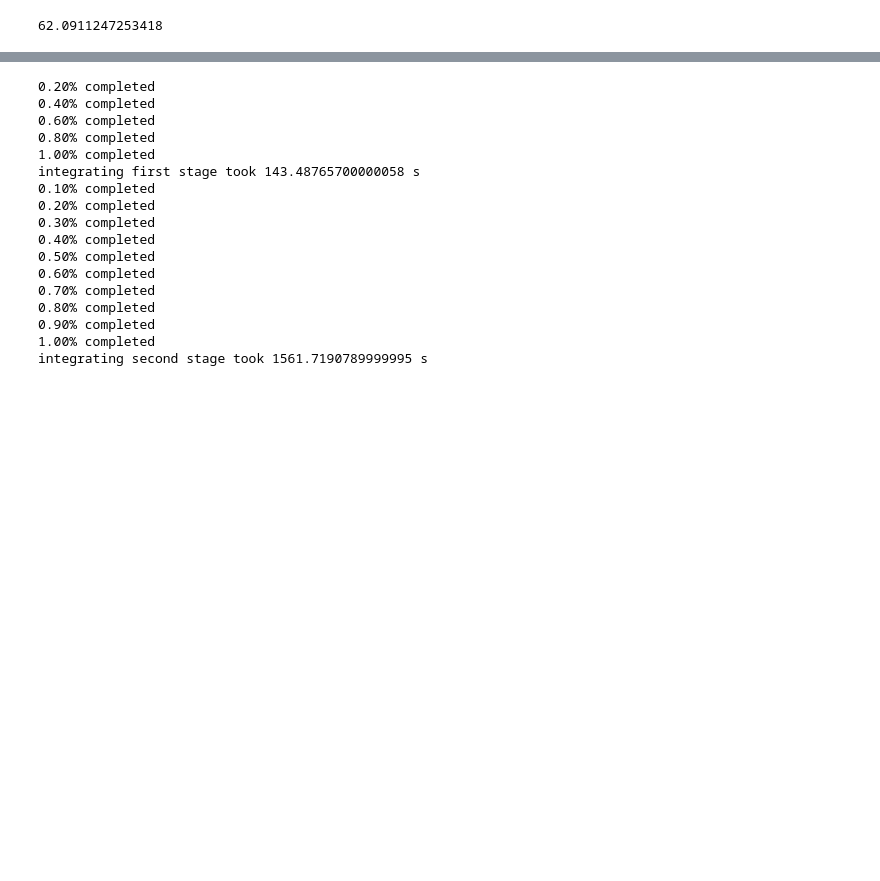
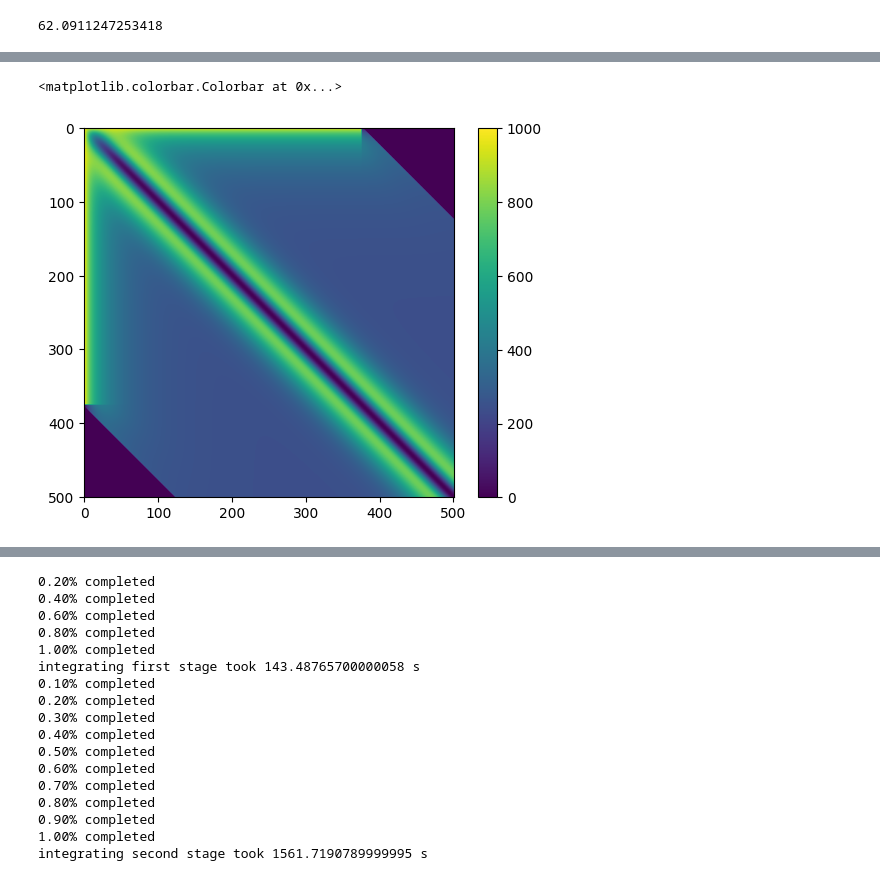
Before and after one commit to AddingAddict/ToroidalNetworks, a Jupyter notebook: sparse_weights/notebooks/ring_dmft.ipynb, the cells around one changed output, grey strips where cells are left out. Saved outputs shown, nothing was run; the diff lists cells and outputs as text; code cells hidden in the pictures; blank space fills up the shorter version.

```diff
--- a/sparse_weights/notebooks/ring_dmft.ipynb
+++ b/sparse_weights/notebooks/ring_dmft.ipynb
@@ -591,0 +654,6 @@ array([[20.939125, 20.939129, 20.93911 , ..., 20.876768, 20.876768,
+# %%
+plt.imshow(res_dict['full_Cdr'][0])
+plt.colorbar()
+# %% [output]
+<matplotlib.colorbar.Colorbar at 0x...>
+[figure, added]
```
Also changed, not shown: parts of 13 cells of this notebook, 5 other files.
